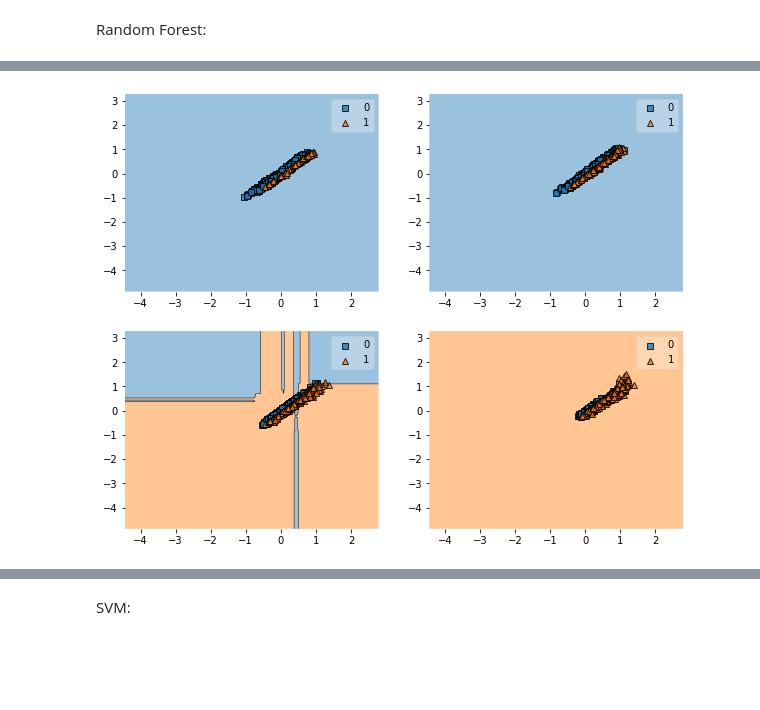
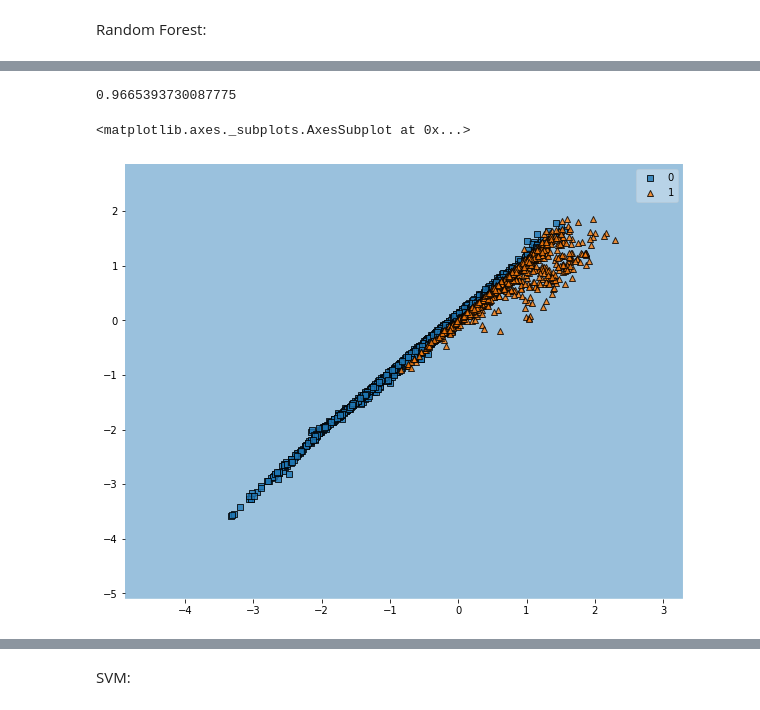
Before and after one commit to iamaleksandra/Brown-Dwarfs-NN, a Jupyter notebook: bd.ipynb, the cells around one changed output, grey strips where cells are left out. Saved outputs shown, nothing was run; the diff lists cells and outputs as text; code cells hidden in the pictures; blank space fills up the shorter version.

```diff
--- a/bd.ipynb
+++ b/bd.ipynb
@@ -181,0 +215,13 @@ print(corr_rf)
+# %%
+sffs = SequentialFeatureSelector(
+           rf,
+           k_features = 16,
+           forward=True,
+           floating=True, # use ADD-DEL
+           verbose=0,
+           scoring='balanced_accuracy',
+           cv=skf)
+
+sffs.fit(X_train2,y_train)
+df_sffs = pandas.DataFrame.from_dict(sffs.get_metric_dict()).T
+df_sffs
@@ -182,14 +246,25 @@ print(corr_rf)
+# %%
+X2_train = X_train2[:,[5, 6, 7, 8, 9, 10, 11, 13, 14, 15]]
+x2_val = x_val2[:,[5, 6, 7, 8, 9, 10, 11, 13, 14, 15]]
+# %%
+model_rf = rclf.best_estimator_
+model_rf.fit(X2_train, y_train)
+y_pred_rf = model_rf.predict(x2_val)
+corr_rf = matthews_corrcoef(y_pred_rf, y_val)
+print(corr_rf)
+# %% [output]
+0.9665393730087775
 # %%
-features = [4,6]
+features = [1,2]
 
-dict_v = {i:[np.quantile(X_train2[:,i], 0.4), np.quantile(X_train2[:,i], 0.5), np.quantile(X_train2[:,i], 0.6),np.quantile(X_train2[:,i], 0.75)] for i in range(len(X_train2[0])) if i not in features}
-dict_vv = {i:X_train2.std(0)[i] for i in range(len(X_train2[0])) if i not in features}
+dict_v = {i:X2_train[:,i].mean() for i in range(len(X2_train[0])) if i not in features}
+dict_vv = {i:X2_train.std(0)[i]+5 for i in range(len(X2_train[0])) if i not in features}
 # %%
-fig, axarr = plt.subplots(2, 2, figsize=(10,8), sharex=True, sharey=True)
-for i, ax in enumerate(axarr.flat):
-    plot_decision_regions(X_train2, np.array([int(i) for i in y_train.to_list()]), clf=model_rf,
+fig, axarr = plt.subplots(1, 1, figsize=(10,8), sharex=True, sharey=True)
+plot_decision_regions(X2_train, np.array([int(i) for i in y_train.to_list()]), clf=model_rf,
                       feature_index=features,
-                      filler_feature_values={x:dict_v[x][i] for x in range(len(X_train2[0])) if x not in features},
-                      filler_feature_ranges=dict_vv,ax=ax)
+                      filler_feature_values={x:dict_v[x] for x in range(len(X2_train[0])) if x not in features},
+                      filler_feature_ranges=dict_vv, ax=axarr)
 # %% [output]
+<matplotlib.axes._subplots.AxesSubplot at 0x...>
-[figure, old version]
+[figure, new version]
```
Also changed, not shown: parts of 65 cells of this notebook.
